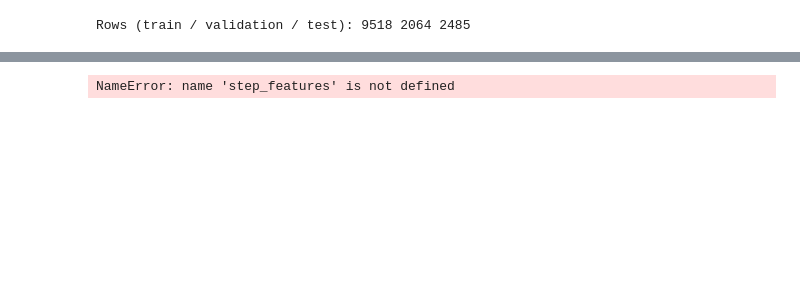
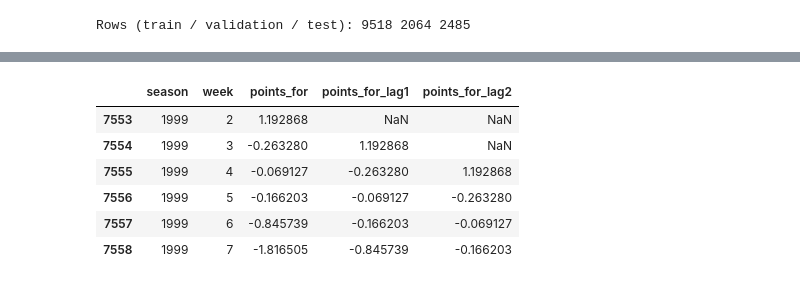
Before and after one commit to bdaylor13/predict-nfl-wins-fa26ds4420, a Jupyter notebook: Methods/nfl_timeseries.ipynb, the cells around one changed output, grey strips where cells are left out. Saved outputs shown, nothing was run; the diff lists cells and outputs as text; code cells hidden in the pictures; blank space fills up the shorter version.

Commit message:
lstm fixing bye week bug start

```diff
--- a/Methods/nfl_timeseries.ipynb
+++ b/Methods/nfl_timeseries.ipynb
@@ -54,17 +52,28 @@ log = log.sort_values(["team", "season", "week"]).reset_index(drop=True)
 # with a win column even though I think I might just use point diff we shall see
 log["win"] = (log["points_for"] > log["points_against"]).astype(int)
 # %%
-tep_features = ["points_for", "points_against", "win", "is_home"]
+# input features = cols - (season, week, id, team (implicit))
+step_features = ["points_for", "points_against", "win", "is_home"]
 N_MAX = 16
 
+# i think that scaled mu=0 sigma=1 is the way to go here instead of raw points for/against data
 scaler = StandardScaler().fit(log.loc[log["season"].isin(train_seasons), step_features])
 log[step_features] = scaler.transform(log[step_features])
 
 by_team = log.groupby("team")[step_features]
+
+# these 16 weeks worth of data will be our LSTM lag
 lags = pd.concat([by_team.shift(k).add_suffix(f"_lag{k}") for k in range(1, N_MAX + 1)], axis=1)
 log = pd.concat([log, lags], axis=1)
 
-log.loc[log["team"] == "ARI", ["season", "week", "points_for", "points_for_lag1", "points_for_lag2"]].head(6)
+#test lag table/matrix with my chargers
+log.loc[log["team"] == "LAC", ["season", "week", "points_for", "points_for_lag1", "points_for_lag2"]].head(6)
 # %% [output]
-NameError: name 'step_features' is not defined
+|  | season | week | points_for | points_for_lag1 | points_for_lag2 |
+| 7553 | 1999 | 2 | 1.192868 | NaN | NaN |
+| 7554 | 1999 | 3 | -0.263280 | 1.192868 | NaN |
+| 7555 | 1999 | 4 | -0.069127 | -0.263280 | 1.192868 |
+| 7556 | 1999 | 5 | -0.166203 | -0.069127 | -0.263280 |
+| 7557 | 1999 | 6 | -0.845739 | -0.166203 | -0.069127 |
+| 7558 | 1999 | 7 | -1.816505 | -0.845739 | -0.166203 |
 # %%
```
Also changed, not shown: parts of 5 cells of this notebook.
